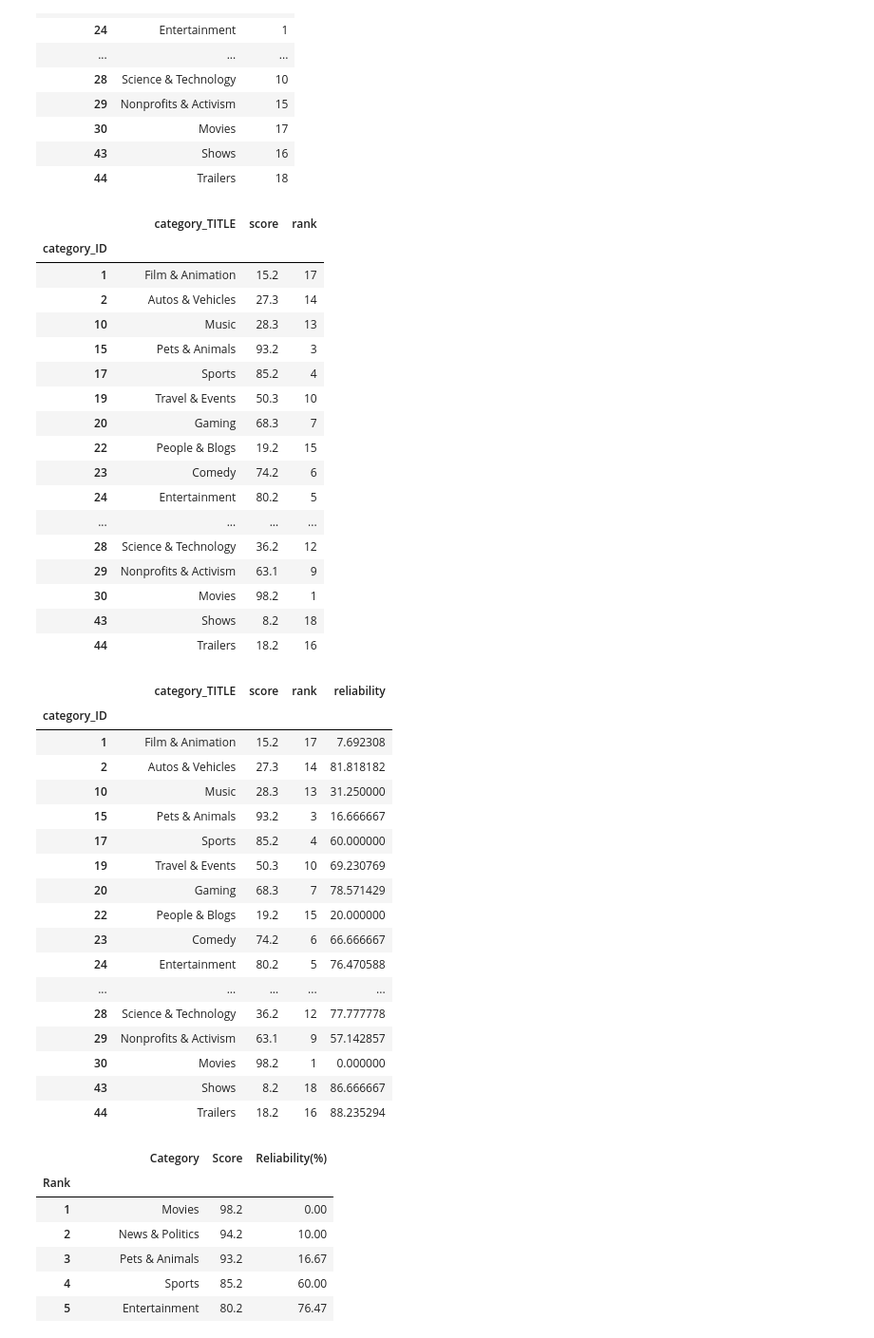
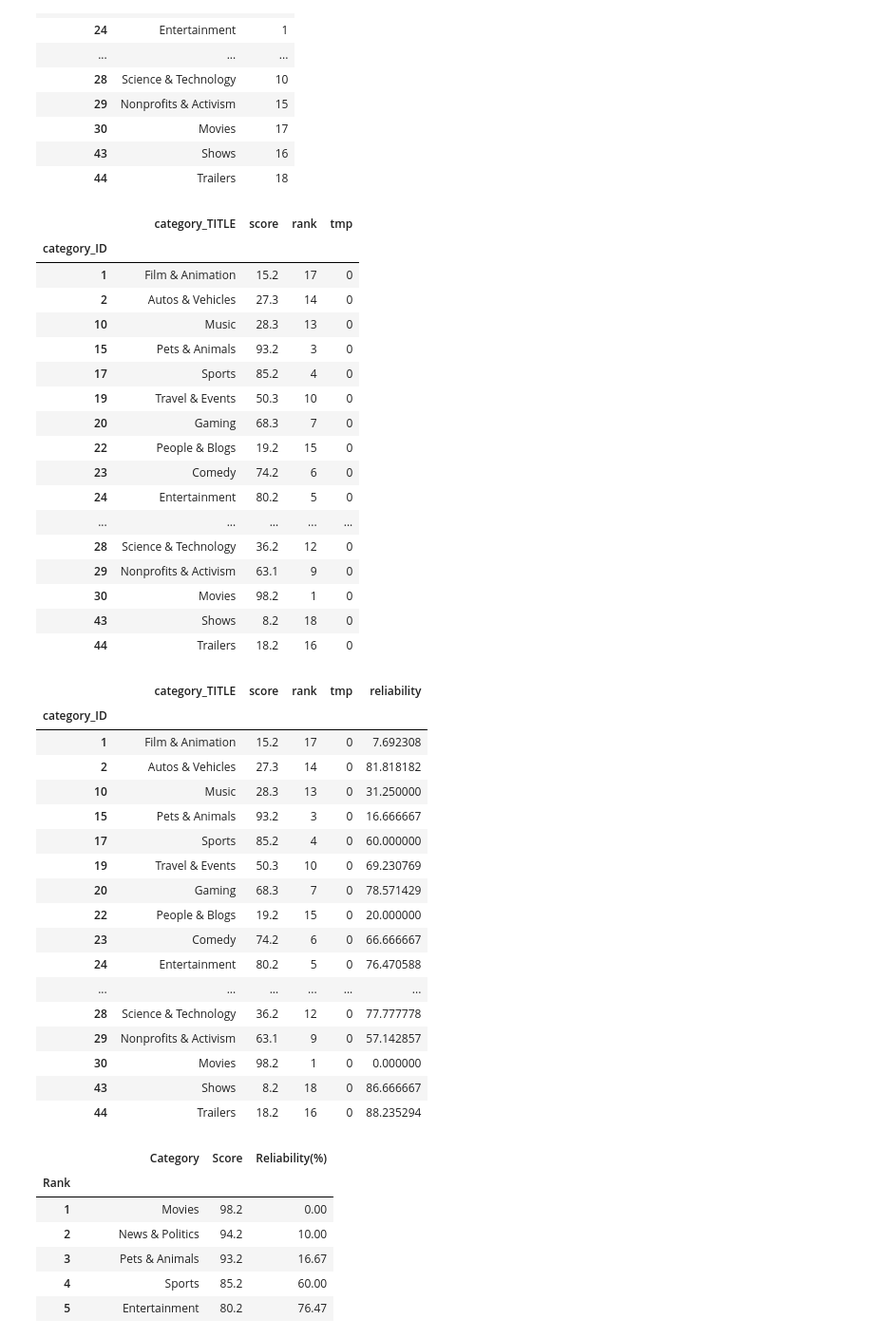
Before and after one commit to SonHyeSeon/DBP_Trinity, a Jupyter notebook: module/result.ipynb, the cells around one changed output. Shown: that part at 95% size. Saved outputs shown, nothing was run; the diff lists cells and outputs as text; code cells hidden in the pictures.

```diff
--- a/module/result.ipynb
+++ b/module/result.ipynb
@@ -89,47 +35,48 @@ kedoo_data
 # %%
 result_data = category.info_category()
 result_data['score'] = [15.2, 27.3, 28.3, 93.2, 85.2, 50.3, 68.3, 19.2, 74.2, 80.2, 94.2, 63.2, 48.2, 36.2, 63.1, 98.2, 8.2, 18.2]
 result_data['rank'] = (result_data['score'].rank(ascending=False)).astype(int)
+result_data['tmp']=0
 result_data
 # %% [output]
-|  | category_TITLE | score | rank |
-| category_ID |  |  |  |
-| 1 | Film & Animation | 15.2 | 17 |
-| 2 | Autos & Vehicles | 27.3 | 14 |
-| 10 | Music | 28.3 | 13 |
-| 15 | Pets & Animals | 93.2 | 3 |
-| 17 | Sports | 85.2 | 4 |
-| 19 | Travel & Events | 50.3 | 10 |
-| 20 | Gaming | 68.3 | 7 |
-| 22 | People & Blogs | 19.2 | 15 |
-| 23 | Comedy | 74.2 | 6 |
-| 24 | Entertainment | 80.2 | 5 |
-| ... | ... | ... | ... |
-| 28 | Science & Technology | 36.2 | 12 |
-| 29 | Nonprofits & Activism | 63.1 | 9 |
-| 30 | Movies | 98.2 | 1 |
-| 43 | Shows | 8.2 | 18 |
-| 44 | Trailers | 18.2 | 16 |
+|  | category_TITLE | score | rank | tmp |
+| category_ID |  |  |  |  |
+| 1 | Film & Animation | 15.2 | 17 | 0 |
+| 2 | Autos & Vehicles | 27.3 | 14 | 0 |
+| 10 | Music | 28.3 | 13 | 0 |
+| 15 | Pets & Animals | 93.2 | 3 | 0 |
+| 17 | Sports | 85.2 | 4 | 0 |
+| 19 | Travel & Events | 50.3 | 10 | 0 |
+| 20 | Gaming | 68.3 | 7 | 0 |
+| 22 | People & Blogs | 19.2 | 15 | 0 |
+| 23 | Comedy | 74.2 | 6 | 0 |
+| 24 | Entertainment | 80.2 | 5 | 0 |
+| ... | ... | ... | ... | ... |
+| 28 | Science & Technology | 36.2 | 12 | 0 |
+| 29 | Nonprofits & Activism | 63.1 | 9 | 0 |
+| 30 | Movies | 98.2 | 1 | 0 |
+| 43 | Shows | 8.2 | 18 | 0 |
+| 44 | Trailers | 18.2 | 16 | 0 |
 # %%
 result.calc(result_data, 'rank', kedoo_data['English'].values, 2)
 result_data
 # %% [output]
-|  | category_TITLE | score | rank | reliability |
-| category_ID |  |  |  |  |
-| 1 | Film & Animation | 15.2 | 17 | 7.692308 |
-| 2 | Autos & Vehicles | 27.3 | 14 | 81.818182 |
-| 10 | Music | 28.3 | 13 | 31.250000 |
-| 15 | Pets & Animals | 93.2 | 3 | 16.666667 |
-| 17 | Sports | 85.2 | 4 | 60.000000 |
-| 19 | Travel & Events | 50.3 | 10 | 69.230769 |
-| 20 | Gaming | 68.3 | 7 | 78.571429 |
-| 22 | People & Blogs | 19.2 | 15 | 20.000000 |
-| 23 | Comedy | 74.2 | 6 | 66.666667 |
-| 24 | Entertainment | 80.2 | 5 | 76.470588 |
-| ... | ... | ... | ... | ... |
-| 28 | Science & Technology | 36.2 | 12 | 77.777778 |
-| 29 | Nonprofits & Activism | 63.1 | 9 | 57.142857 |
-| 30 | Movies | 98.2 | 1 | 0.000000 |
-| 43 | Shows | 8.2 | 18 | 86.666667 |
-| 44 | Trailers | 18.2 | 16 | 88.235294 |
+|  | category_TITLE | score | rank | tmp | reliability |
+| category_ID |  |  |  |  |  |
+| 1 | Film & Animation | 15.2 | 17 | 0 | 7.692308 |
+| 2 | Autos & Vehicles | 27.3 | 14 | 0 | 81.818182 |
+| 10 | Music | 28.3 | 13 | 0 | 31.250000 |
+| 15 | Pets & Animals | 93.2 | 3 | 0 | 16.666667 |
+| 17 | Sports | 85.2 | 4 | 0 | 60.000000 |
+| 19 | Travel & Events | 50.3 | 10 | 0 | 69.230769 |
+| 20 | Gaming | 68.3 | 7 | 0 | 78.571429 |
+| 22 | People & Blogs | 19.2 | 15 | 0 | 20.000000 |
+| 23 | Comedy | 74.2 | 6 | 0 | 66.666667 |
+| 24 | Entertainment | 80.2 | 5 | 0 | 76.470588 |
+| ... | ... | ... | ... | ... | ... |
+| 28 | Science & Technology | 36.2 | 12 | 0 | 77.777778 |
+| 29 | Nonprofits & Activism | 63.1 | 9 | 0 | 57.142857 |
+| 30 | Movies | 98.2 | 1 | 0 | 0.000000 |
+| 43 | Shows | 8.2 | 18 | 0 | 86.666667 |
+| 44 | Trailers | 18.2 | 16 | 0 | 88.235294 |
 # %%
```
Also changed, not shown: parts of 5 cells of this notebook, 23 other files.
